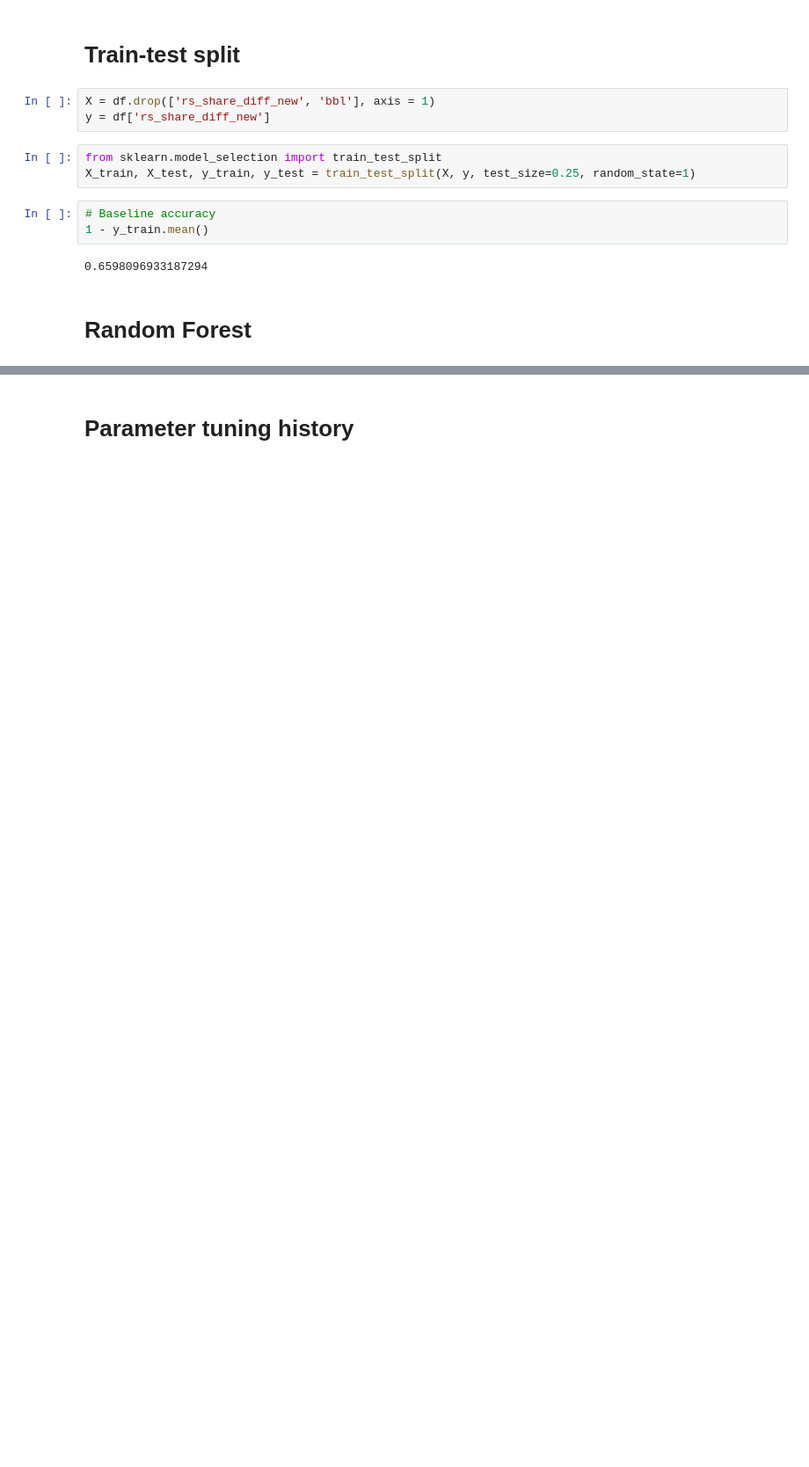
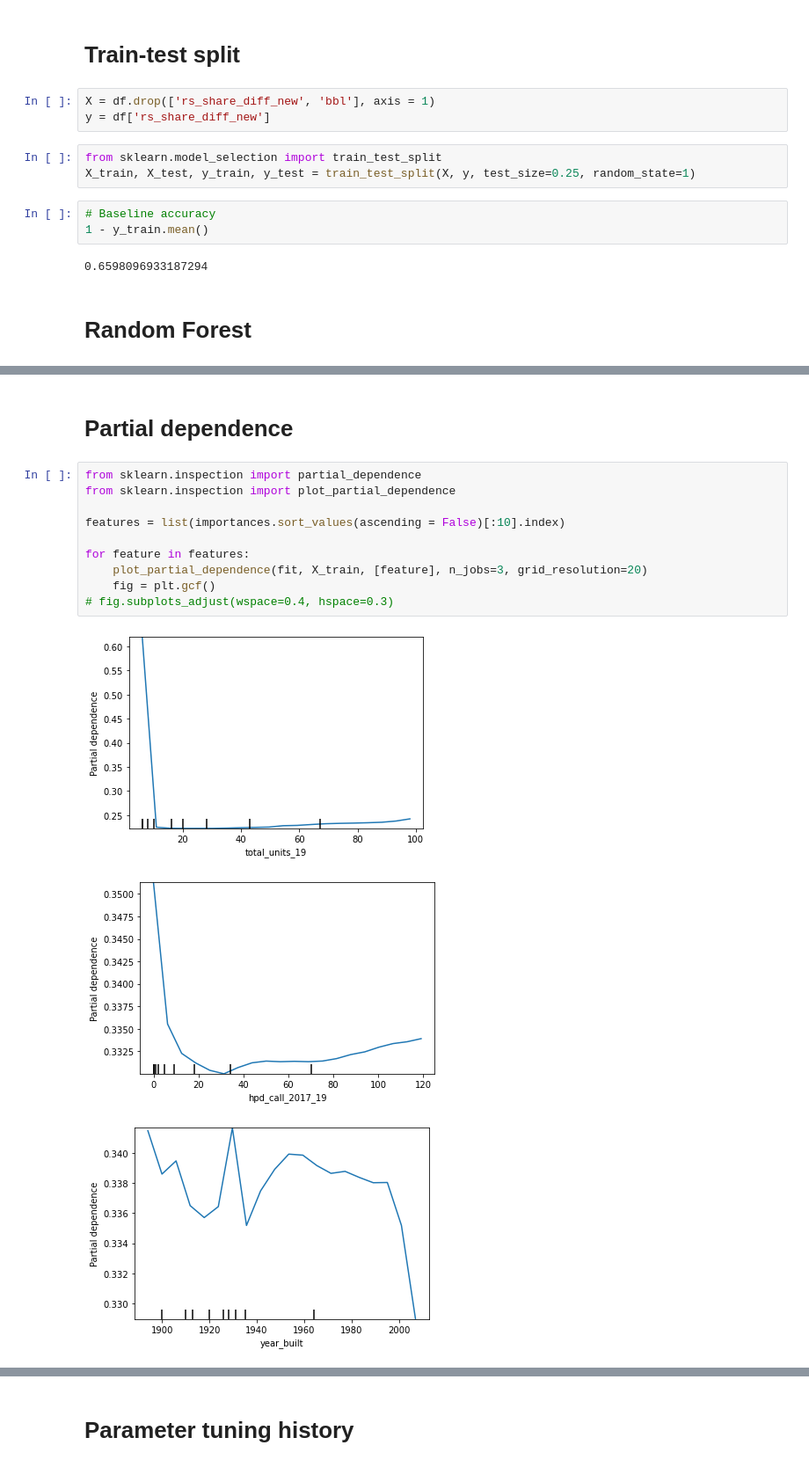
Before and after one commit to ajparaiso/MLC_SP23, a Jupyter notebook: 2.models/Random Forest.ipynb, the cells around one changed output, grey strips where cells are left out. Shown at 88% size. Saved outputs shown, nothing was run; the diff lists cells and outputs as text; blank space fills up the shorter version.

```diff
--- a/2.models/Random Forest.ipynb
+++ b/2.models/Random Forest.ipynb
@@ -134,0 +157,16 @@ plt.show()
+# %% [markdown]
+# Partial dependence
+# %%
+from sklearn.inspection import partial_dependence
+from sklearn.inspection import plot_partial_dependence
+
+features = list(importances.sort_values(ascending = False)[:10].index)
+
+for feature in features:
+    plot_partial_dependence(fit, X_train, [feature], n_jobs=3, grid_resolution=20)
+    fig = plt.gcf()
+# fig.subplots_adjust(wspace=0.4, hspace=0.3)
+# %% [output]
+[figure, added]
+[figure, added]
+[figure, added]
```
Also changed, not shown: parts of 13 cells of this notebook, 6 other files.
